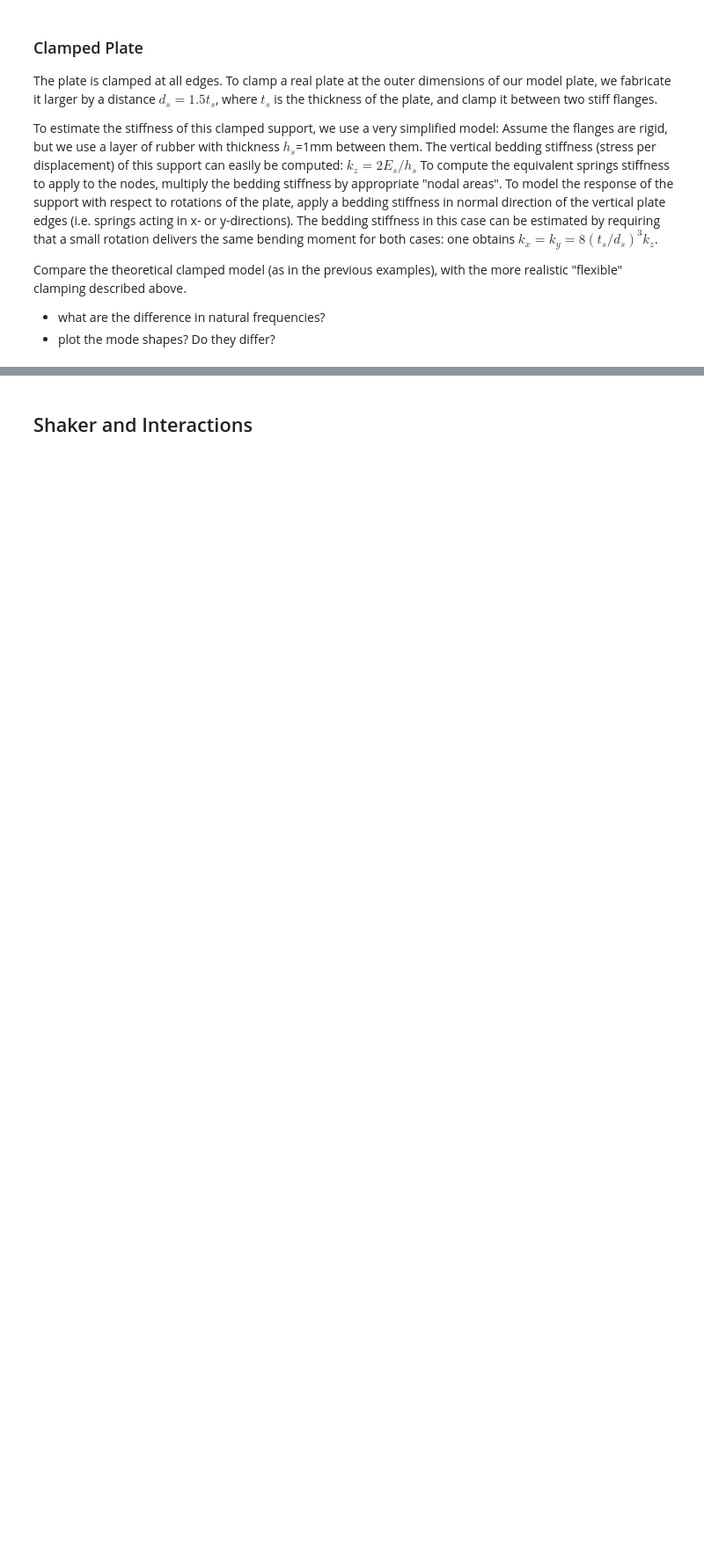
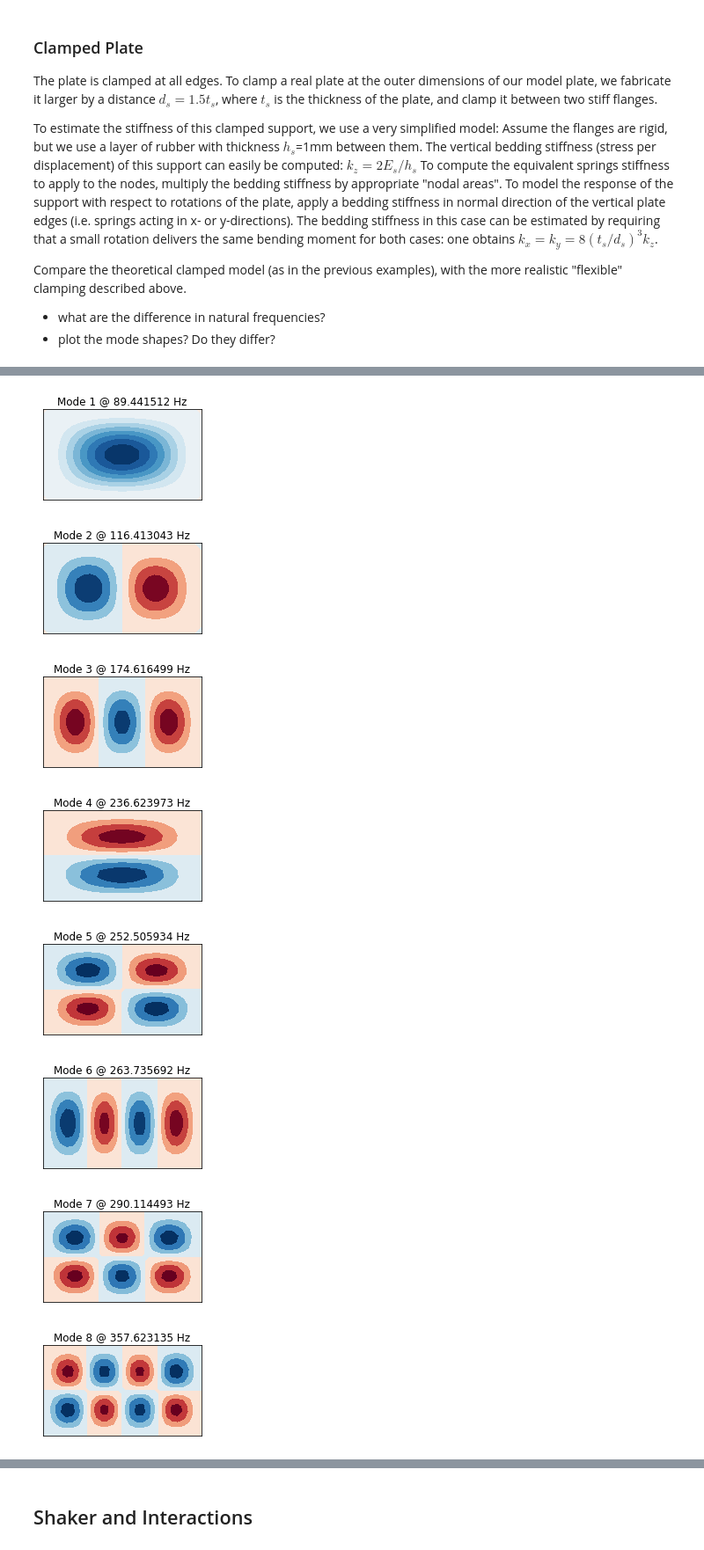
Before and after one commit to phmandl/modalanalyse, a Jupyter notebook: HW4/4_MeasurementTechniques_template.ipynb, the cells around one changed output, grey strips where cells are left out. Shown at 88% size. Saved outputs shown, nothing was run; the diff lists cells and outputs as text; code cells hidden in the pictures; blank space fills up the shorter version.

```diff
--- a/HW4/4_MeasurementTechniques_template.ipynb
+++ b/HW4/4_MeasurementTechniques_template.ipynb
@@ -236,0 +267,12 @@ Compare the theoretical clamped model (as in the previous examples), with the mo
+# %%
+# calculate equivalent springs stiffness
+Ao = b*h #in m^2
+At = (b+2*ds)*(h+2*ds) #in m^2
+Ad = At - Ao #in m^2
+
+dAx = dY*dZ  #nodal area
+dAy = dX*dZ  #nodal area
+dAz = dY*dX  #nodal area
+
+kxy = kxy*dAz/Ad
+kz = kz*dAz/Ad
@@ -236,0 +308,9 @@ Compare the theoretical clamped model (as in the previous examples), with the mo
+# %%
+# Build a new K-Matrix
+Kc2 = K[:,:]
+
+for i,node in enumerate(Nb) :
+    # Add springs to the corners
+    Kc2[node*3,node*3] += kxy
+    Kc2[node*3+1,node*3+1] += kxy
+    Kc2[node*3+2,node*3+2] += kz
@@ -236,0 +322,4 @@ Compare the theoretical clamped model (as in the previous examples), with the mo
+# %%
+# only compute a subset of modes of the reduced model
+k = 10
+Wc2,Vc2 = eigsh(Kc2,k,M,sigma=0,which='LM',maxiter = 1000)
@@ -236,0 +333,12 @@ Compare the theoretical clamped model (as in the previous examples), with the mo
+# %%
+# Plot modes
+plotmodes(Vc2,Wc2)
+# %% [output]
+[figure, added]
+[figure, added]
+[figure, added]
+[figure, added]
+[figure, added]
+[figure, added]
+[figure, added]
+[figure, added]
```
Also changed, not shown: parts of 17 cells of this notebook, 7 other files.
